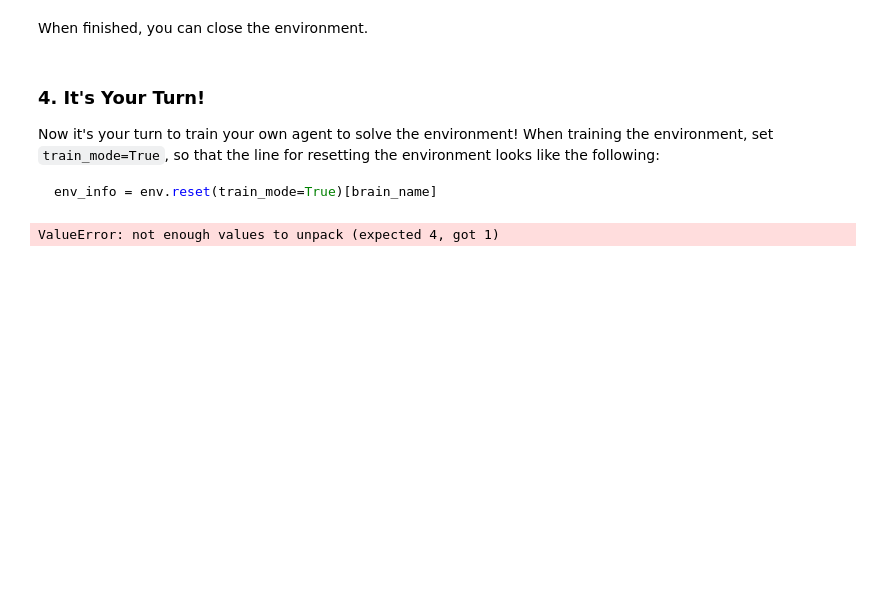
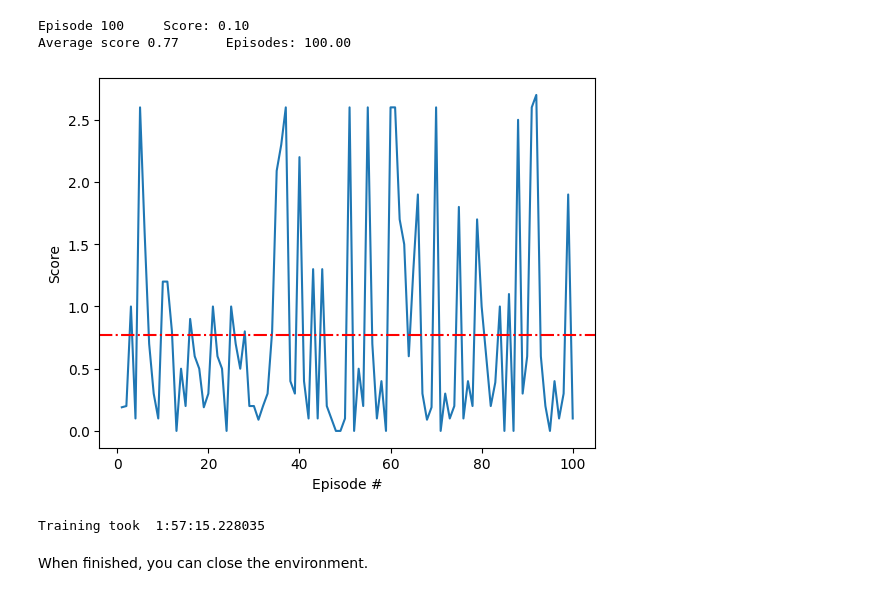
Before and after one commit to JCE98/DeepRLND-Multi-Agent-RL, a Jupyter notebook: Tennis.ipynb, the cells around one changed output. Cells and saved outputs as stored; diff of their text form; code cells hidden in the pictures; blank space fills up the shorter version.

Commit message:
Rework solution to modified ddpg code; add agent environment solution

````diff
--- a/Tennis.ipynb
+++ b/Tennis.ipynb
@@ -119,2 +143,57 @@ Score (max over agents) from episode 5: 0.0
+# %%
+path="/data/Tennis_Linux_NoVis/Tennis"
+env = UnityEnvironment(file_name=path)
+brain_name = env.brain_names[0]
+brain = env.brains[brain_name]
+env_info = env.reset(train_mode=False)[brain_name]
+num_agents = len(env_info.agents)
+action_size = brain.vector_action_space_size
+state_size = env_info.vector_observations.shape[1]
+agent = Agent(num_agents = num_agents, state_size=state_size, action_size=action_size, random_seed=10)
+# %%
+def test(episodes=100):
+    #Load agent solution
+    agent.actor_local.load_state_dict(torch.load('solution_actor.pth'))
+    agent.critic_local.load_state_dict(torch.load('solution_critic.pth'))
+    scores = []
+    for i_episode in range(1,episodes+1):
+        env_info = env.reset(train_mode=False)[brain_name]
+        state = env_info.vector_observations
+        agent.reset()
+        score = np.zeros(num_agents)
+        while True:
+            action = agent.act(state)
+            env_info = env.step(action)[brain_name]
+            next_state = env_info.vector_observations
+            reward = env_info.rewards
+            done = env_info.local_done
+            score += reward
+            state = next_state
+            if any(done):
+                break
+        max_score = np.max(score)
+        scores.append(max_score)
+        print('\rEpisode {}\tScore: {:.2f}'.format(i_episode, max_score),end="")
+    running_average = np.mean(scores)
+    print("\nAverage score {:.2f}\tEpisodes: {:.2f}".format(running_average, i_episode))
+    return scores
+
+scores = test()
+fig = plt.figure()
+ax = fig.add_subplot(111)
+plt.plot(np.arange(1, len(scores)+1), scores)
+plt.axhline(np.mean(scores), color='r', linestyle='-.', label='Mean Score')
+plt.ylabel('Score')
+plt.xlabel('Episode #')
+plt.savefig('trained_agent_performance.png')
+plt.show()
+
+execution_time = time.time() - start_time
+print("Training took ",str(datetime.timedelta(seconds=execution_time)))
+# %% [output]
+Episode 100     Score: 0.10
+Average score 0.77      Episodes: 100.00
+[figure, added]
+Training took  1:57:15.228035
 # %% [markdown]
 When finished, you can close the environment.
@@ -123,7 +199,0 @@ When finished, you can close the environment.
-# %% [markdown]
-### 4. It's Your Turn!
-
-Now it's your turn to train your own agent to solve the environment!  When training the environment, set `train_mode=True`, so that the line for resetting the environment looks like the following:
-```python
-env_info = env.reset(train_mode=True)[brain_name]
-```
@@ -166,13 +199,0 @@ def ddpg(n_episodes=2000, max_t=700):
-# %%
-#env = UnityEnvironment(file_name=path)
-agent = Agent(state_size=state_size, action_size=action_size, random_seed=10)
-scores = ddpg()
-env.close()
-fig = plt.figure()
-ax = fig.add_subplot(111)
-plt.plot(np.arange(1, len(scores)+1), scores)
-plt.ylabel('Score')
-plt.xlabel('Episode #')
-plt.show()
-# %% [output]
-ValueError: not enough values to unpack (expected 4, got 1)
````
Also changed, not shown: parts of 22 cells of this notebook, 8 other files.
